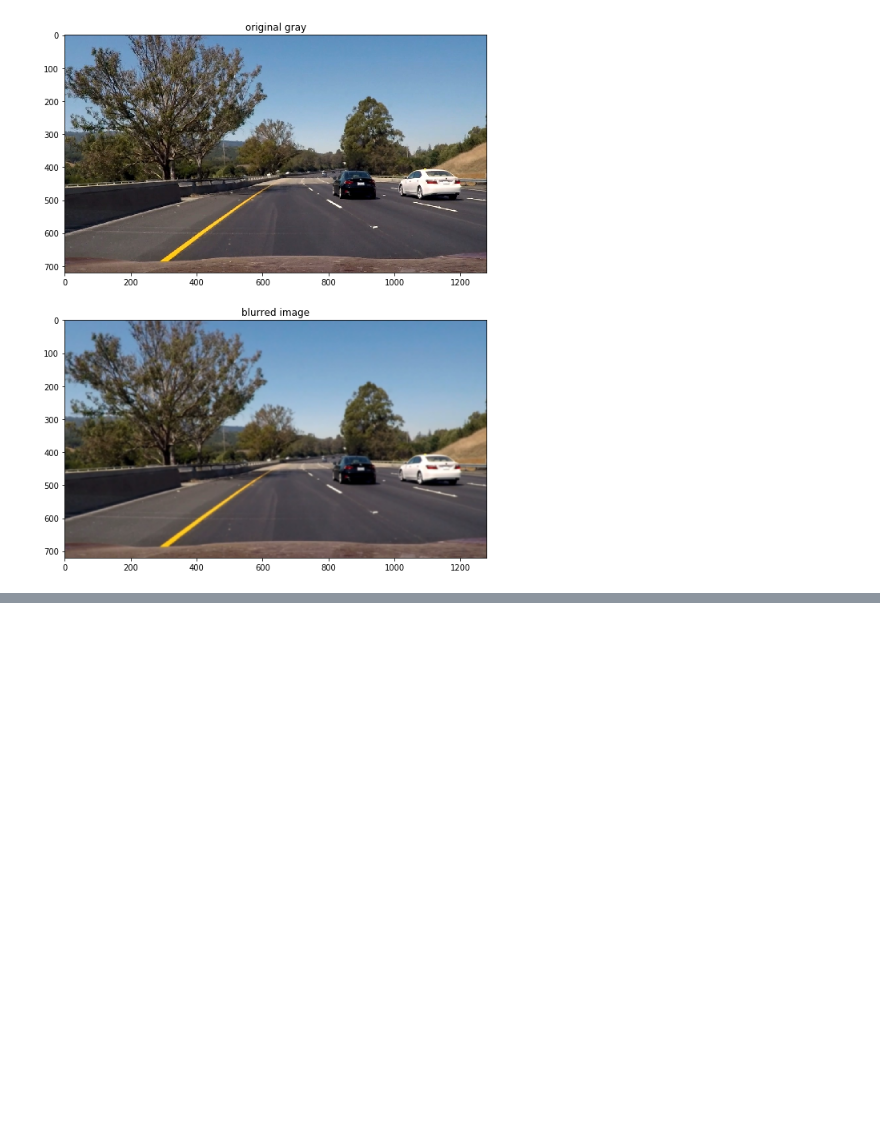
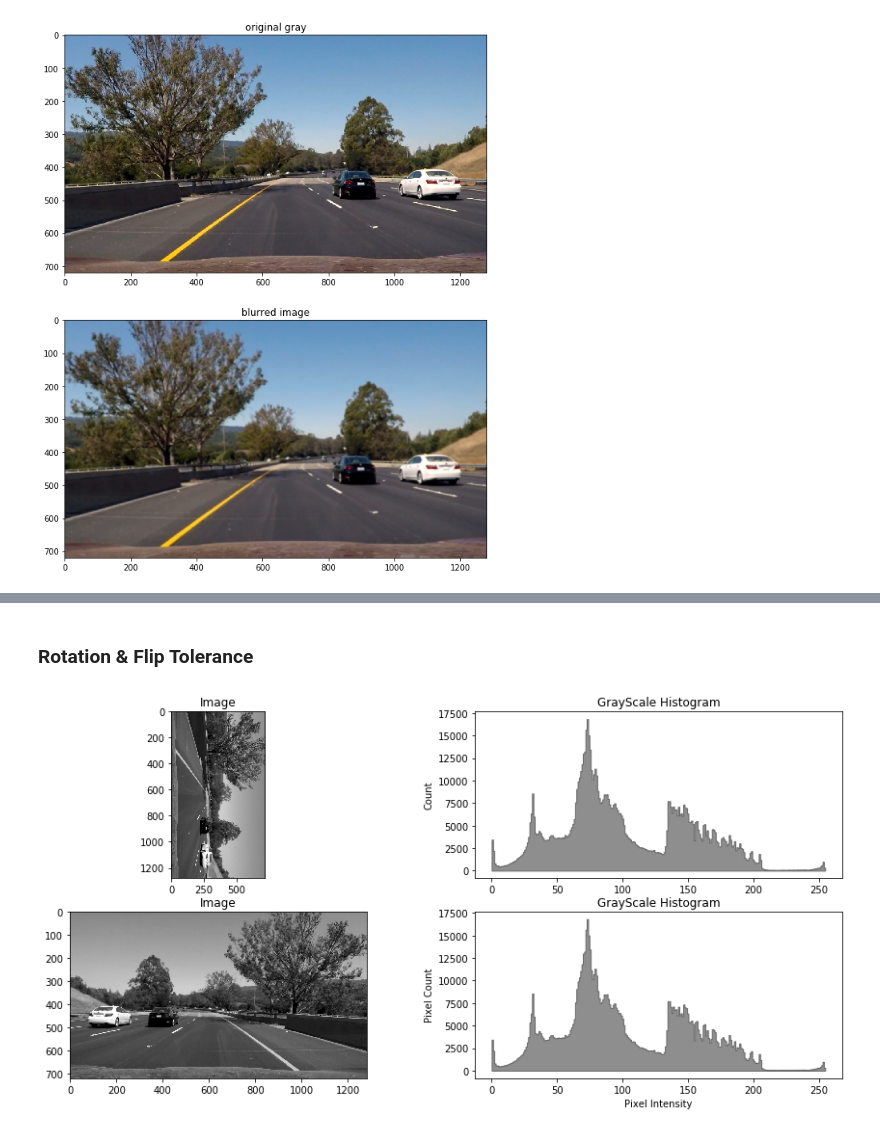
Before and after one commit to Defcon27/Image-Search-using-Parallel-Computing, a Jupyter notebook: ImageHistVisualizations.ipynb, the cells around one changed output, grey strips where cells are left out. Saved outputs shown, nothing was run; the diff lists cells and outputs as text; code cells hidden in the pictures; blank space fills up the shorter version.

```diff
--- a/ImageHistVisualizations.ipynb
+++ b/ImageHistVisualizations.ipynb
@@ -129,0 +77,20 @@ plt.show()
+# %% [markdown]
+### Rotation & Flip Tolerance
+# %%
+image_rotated = cv2.rotate(image, cv2.ROTATE_90_CLOCKWISE)
+image_flipped = cv2.flip(image, 1)
+
+
+f, ax = plt.subplots(2, 2, figsize=(15,7))
+
+ax[0,0].set_title('Image')
+ax[0,0].imshow(image_rotated, cmap="gray")
+ax[0,1].set_title('GrayScale Histogram')
+plotGrayDistribution(image_rotated, ax[0,1])
+ax[1,0].set_title('Image')
+ax[1,0].imshow(image_flipped, cmap="gray")
+ax[1,1].set_title('GrayScale Histogram')
+plotGrayDistribution(image_flipped, ax[1,1])
+plt.show()
+# %% [output]
+[figure, added]
```
Also changed, not shown: parts of 10 cells of this notebook, 1 other file.
